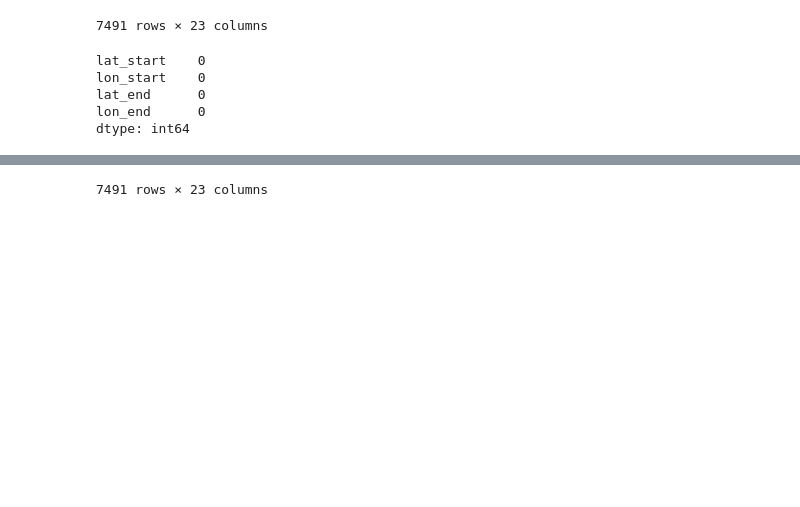
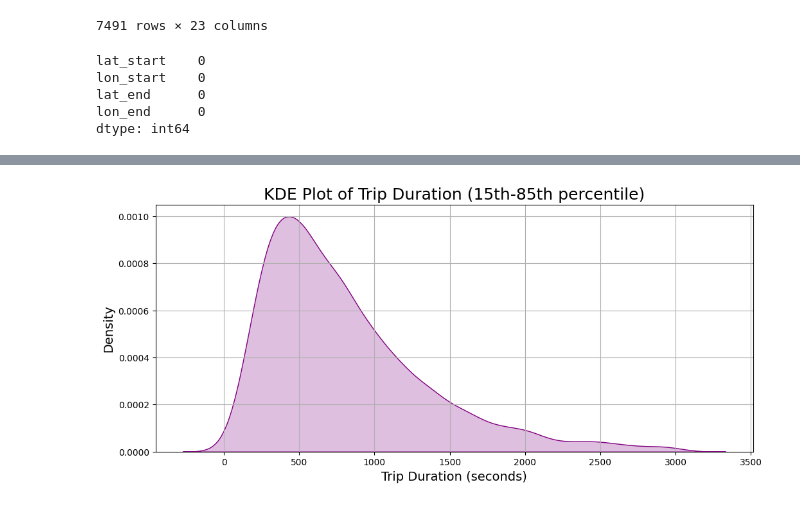
Before and after one commit to ConstCorrectness/toronto-bikeshare-2024, a Jupyter notebook: main.ipynb, the cells around one changed output, grey strips where cells are left out. Drawn from its saved outputs; the diff is of its cells as text; code cells hidden in the pictures; blank space fills up the shorter version.

```diff
--- a/main.ipynb
+++ b/main.ipynb
@@ -755,6 +755,28 @@ m
 # %% [output]
 [interactive output not drawn]
 # %%
-df = sample_df
-df
+# We would like to visualize the distribution of bikeshare trip duration minus any extreme outliers, therefore we choose Kernel Density Estimation plotting.
+df=sample_df
+
+df['Trip Duration (seconds)']=pd.to_numeric(df['Trip Duration (seconds)'], errors='coerce')   #converts any non-numeric values into NaN
+df = df.dropna(subset=['Trip Duration (seconds)'])   #removes any rows that have missing values in the trip duration column
+
+Q1 = df['Trip Duration (seconds)'].quantile(0.15)   #lower band of trip duration at 15th percentile, excludes any outliers below it
+Q3 = df['Trip Duration (seconds)'].quantile(0.85)   #upper band of trip duration at 85th percentile, excludes any outliers above it
+IQR = Q3-Q1   # measuring Interquartile range
+
+filtered_df = df[(df['Trip Duration (seconds)']  >= Q1 - 1.5*IQR) &
+                 (df['Trip Duration (seconds)']  <= Q3 + 1.5*IQR)]   #removes all outliers outside of this range
+
+#Plot KDE with the filtered data
+plt.figure(figsize=(12,5))
+sns.kdeplot(filtered_df['Trip Duration (seconds)'], fill=True, color='purple')
+
+plt.title('KDE Plot of Trip Duration (15th-85th percentile)', fontsize=18)
+plt.xlabel('Trip Duration (seconds)', fontsize=14)
+plt.ylabel('Density', fontsize=14)
+plt.grid(True)
+plt.show
+
+plt.savefig('images/fig6.png')
 # %% [output]
@@ -773 +783 @@ df
-7491 rows × 23 columns
+[figure, added]
```
Also changed, not shown: parts of 7 cells of this notebook, 10 other files.
